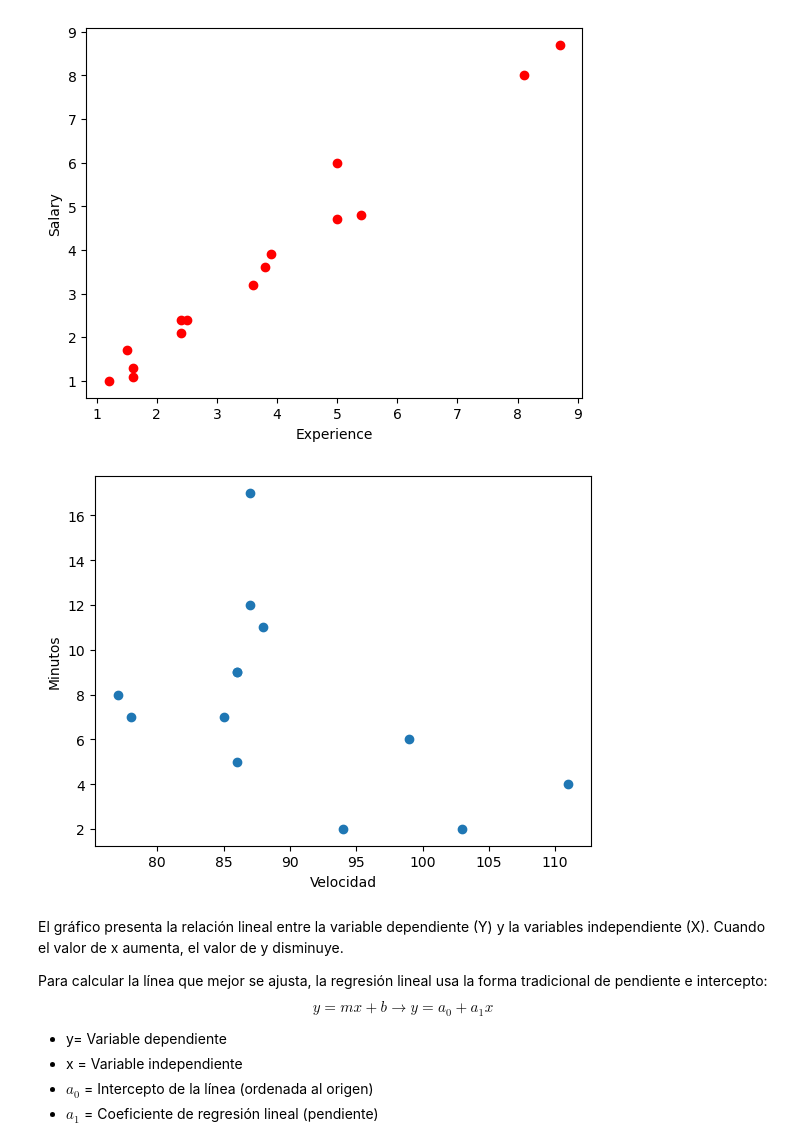
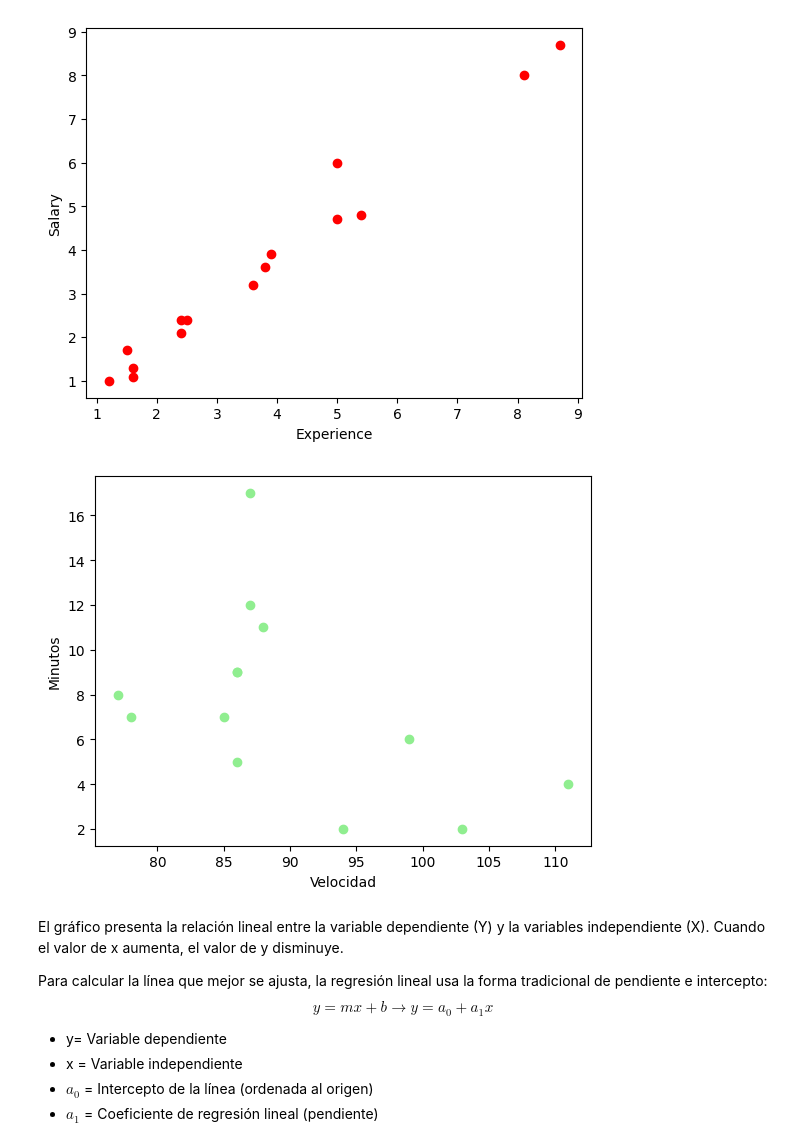
Before and after one commit to EstebanGomezVal/Modelado_datos_Valerio, a Jupyter notebook: Regresión/LinearRegression.ipynb, the cells around one changed output. Cells and saved outputs as stored; diff of their text form; code cells hidden in the pictures.

```diff
--- a/Regresión/LinearRegression.ipynb
+++ b/Regresión/LinearRegression.ipynb
@@ -49,15 +49,15 @@ plt.show()
 # %%
 #Relacion lineal negativa
 import matplotlib.pyplot as plt
 
 Minutos = [6, 9, 12, 11, 4, 9, 2, 17, 2, 7, 8, 7, 5]
 Velocidad = [99, 86, 87, 88, 111, 86, 103, 87, 94, 78, 77, 85, 86]
-plt.scatter(Velocidad, Minutos)
+plt.scatter(Velocidad, Minutos, color = 'lightgreen')
 plt.xlabel("Velocidad")
 plt.ylabel("Minutos")
 plt.show()
 # %% [output]
-[figure, old version]
+[figure, new version]
 # %% [markdown]
 El gráfico presenta la relación lineal entre la variable dependiente (Y) y la variables independiente (X). Cuando el valor de x aumenta, el valor de y disminuye.
 
```
Also changed, not shown: parts of 18 cells of this notebook.
